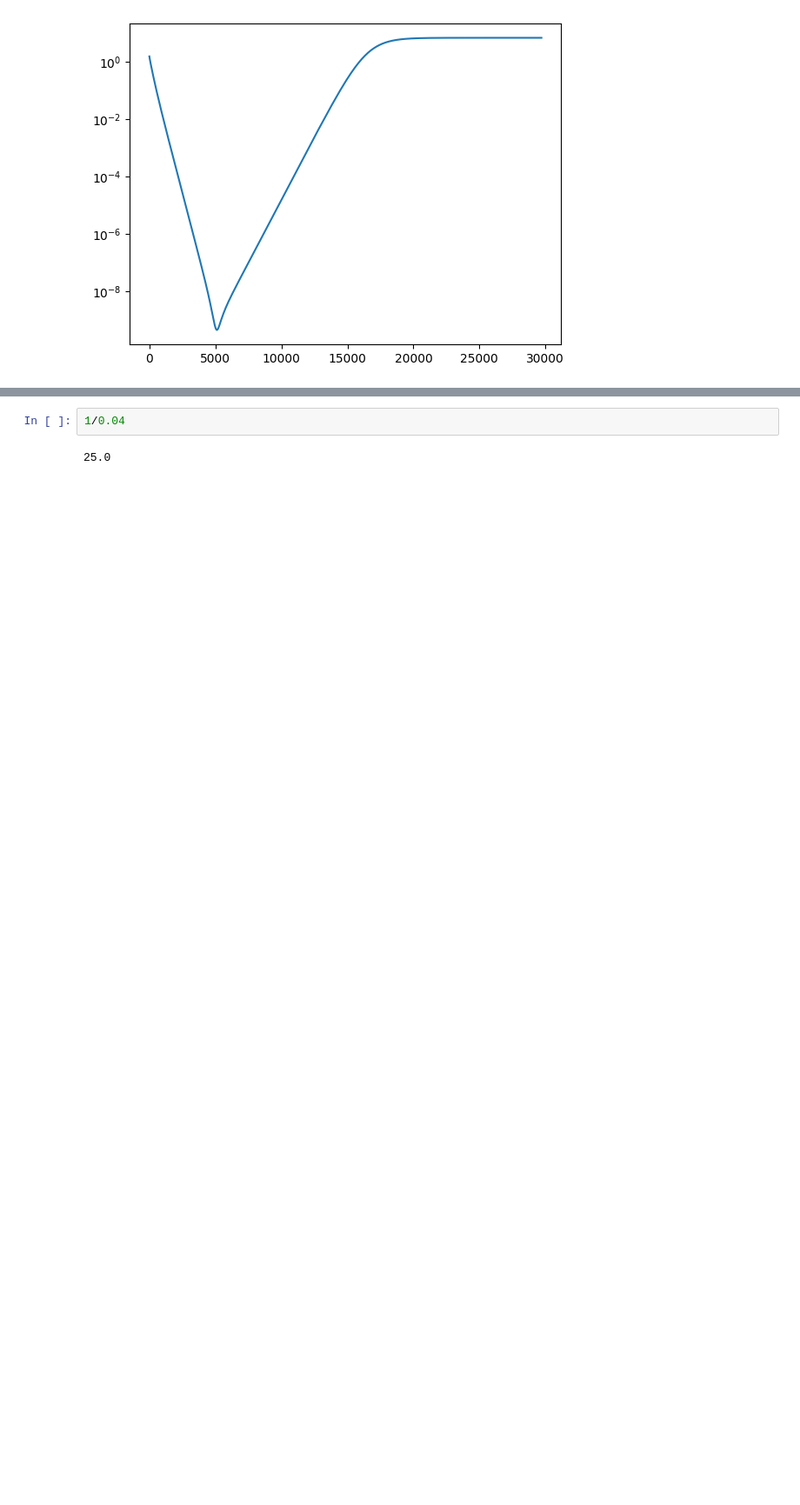
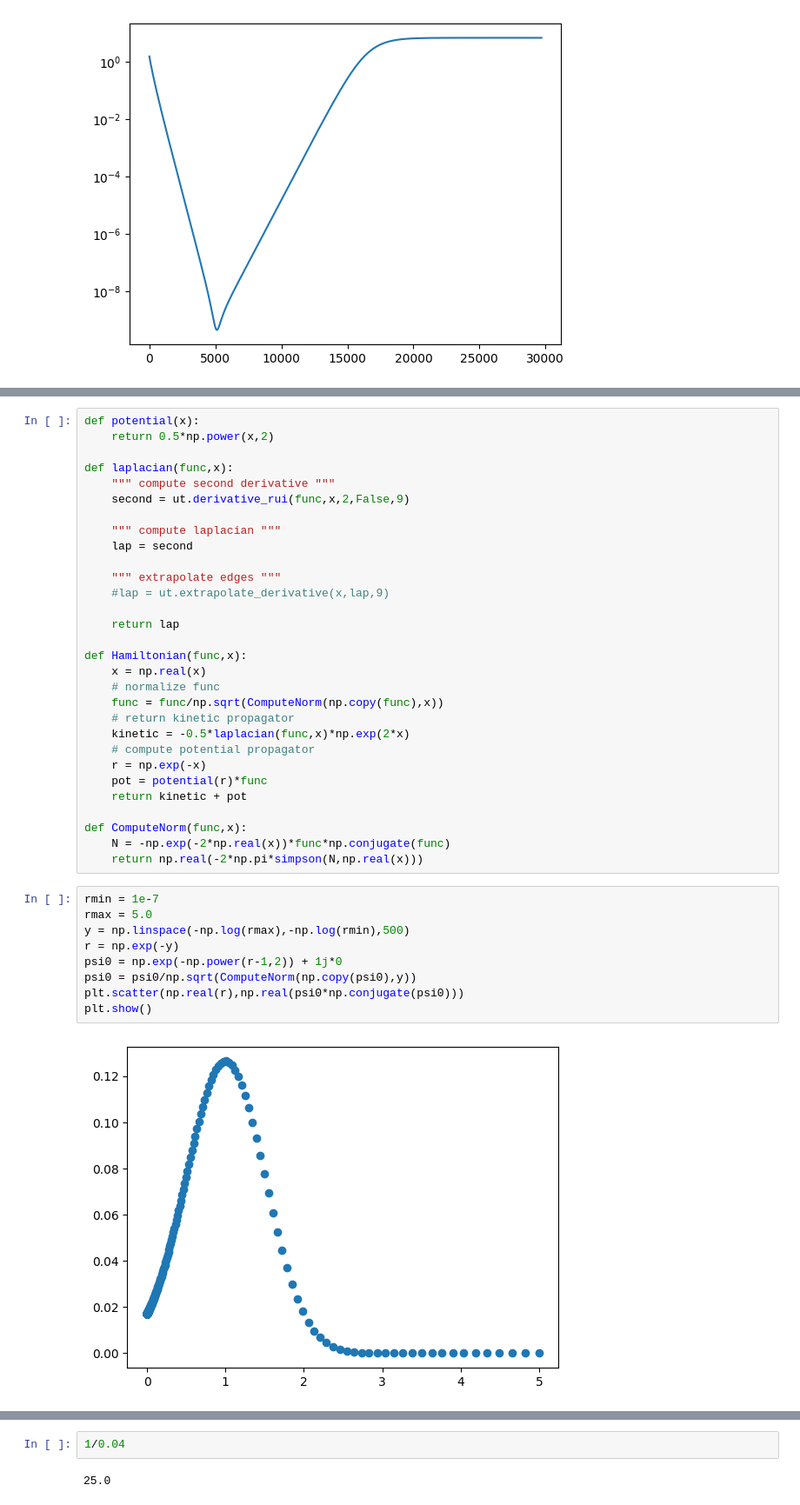
Before and after one commit to quantumatomoptic/heliumtools, a Jupyter notebook: heliumtools/simulation/GPE/temp_delete.ipynb, the cells around one changed output, grey strips where cells are left out. Shown at 87% size. Cells and saved outputs as stored; diff of their text form; blank space fills up the shorter version.

```diff
--- a/heliumtools/simulation/GPE/temp_delete.ipynb
+++ b/heliumtools/simulation/GPE/temp_delete.ipynb
@@ -271,0 +293,41 @@ plt.show()
+# %%
+def potential(x):
+    return 0.5*np.power(x,2)
+
+def laplacian(func,x):
+    """ compute second derivative """
+    second = ut.derivative_rui(func,x,2,False,9)
+
+    """ compute laplacian """
+    lap = second
+
+    """ extrapolate edges """
+    #lap = ut.extrapolate_derivative(x,lap,9)
+
+    return lap
+
+def Hamiltonian(func,x):
+    x = np.real(x)
+    # normalize func
+    func = func/np.sqrt(ComputeNorm(np.copy(func),x))
+    # return kinetic propagator
+    kinetic = -0.5*laplacian(func,x)*np.exp(2*x)
+    # compute potential propagator
+    r = np.exp(-x)
+    pot = potential(r)*func
+    return kinetic + pot
+
+def ComputeNorm(func,x):
+    N = -np.exp(-2*np.real(x))*func*np.conjugate(func)
+    return np.real(-2*np.pi*simpson(N,np.real(x)))
+# %%
+rmin = 1e-7
+rmax = 5.0
+y = np.linspace(-np.log(rmax),-np.log(rmin),500)
+r = np.exp(-y)
+psi0 = np.exp(-np.power(r-1,2)) + 1j*0
+psi0 = psi0/np.sqrt(ComputeNorm(np.copy(psi0),y))
+plt.scatter(np.real(r),np.real(psi0*np.conjugate(psi0)))
+plt.show()
+# %% [output]
+[figure, added]
```
Also changed, not shown: parts of 26 cells of this notebook, 3 other files.
